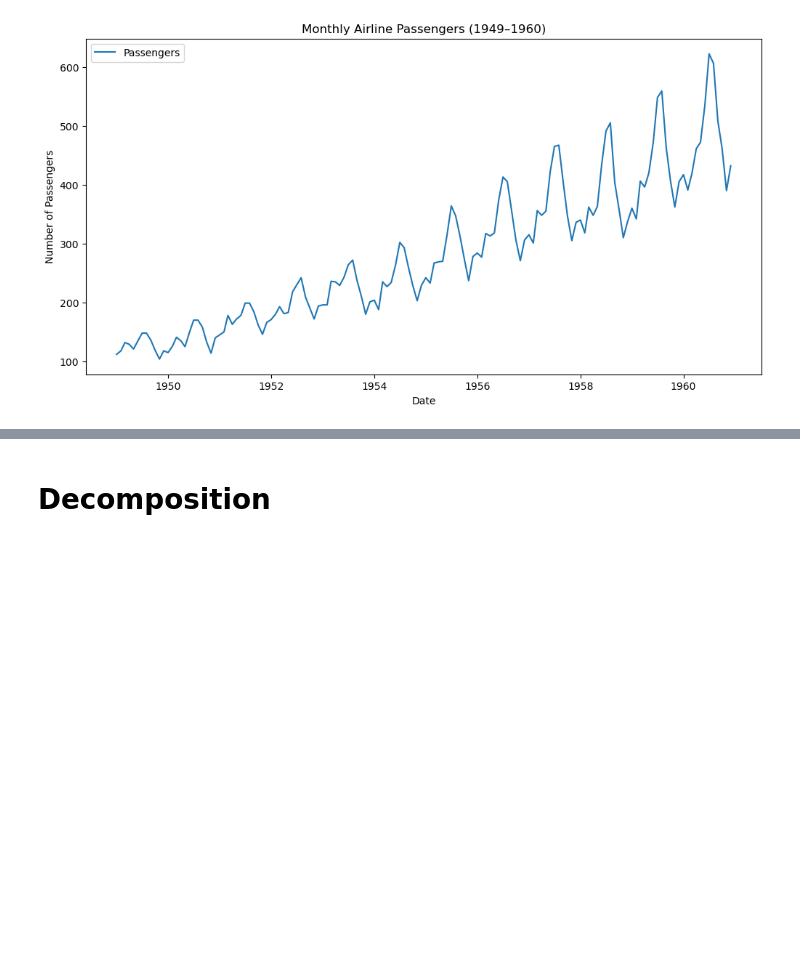
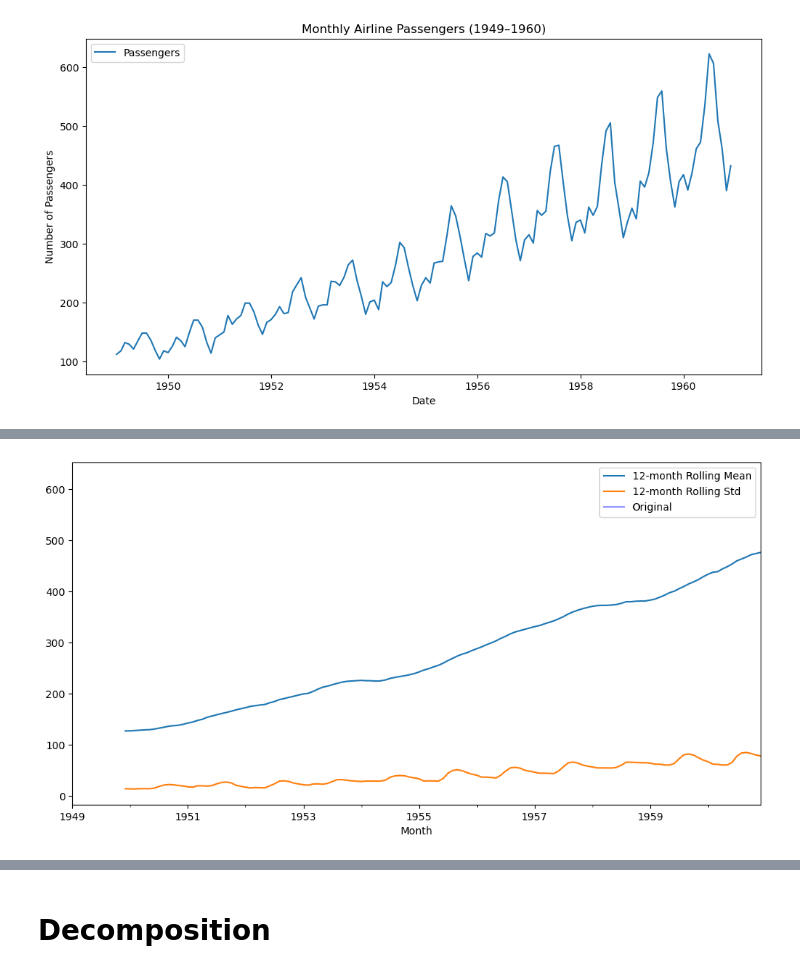
Before and after one commit to devyanir7-prog/Time-series, a Jupyter notebook: 01_beginner_basics/01_airline_passengers/01_airline_analysis.ipynb, the cells around one changed output, grey strips where cells are left out. Cells and saved outputs as stored; diff of their text form; code cells hidden in the pictures; blank space fills up the shorter version.

```diff
--- a/01_beginner_basics/01_airline_passengers/01_airline_analysis.ipynb
+++ b/01_beginner_basics/01_airline_passengers/01_airline_analysis.ipynb
@@ -29,0 +43,9 @@ plt.show()
+# %%
+#Rolling statistics (trend & volatility)
+df["#Passengers"].rolling(12).mean().plot(label="12-month Rolling Mean", figsize=(12,6))
+df["#Passengers"].rolling(12).std().plot(label="12-month Rolling Std")
+plt.plot(df["#Passengers"], color="blue", alpha=0.4, label="Original")
+plt.legend()
+plt.show()
+# %% [output]
+[figure, added]
```
Also changed, not shown: parts of 5 cells of this notebook.
